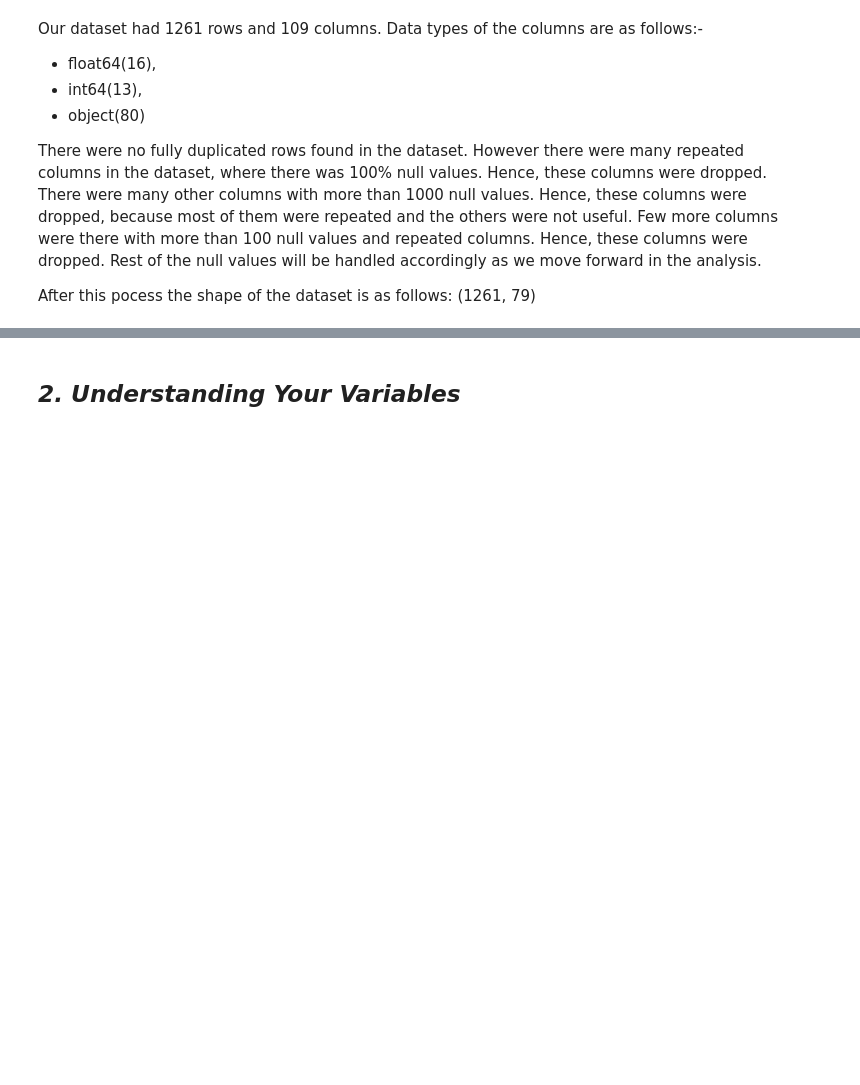
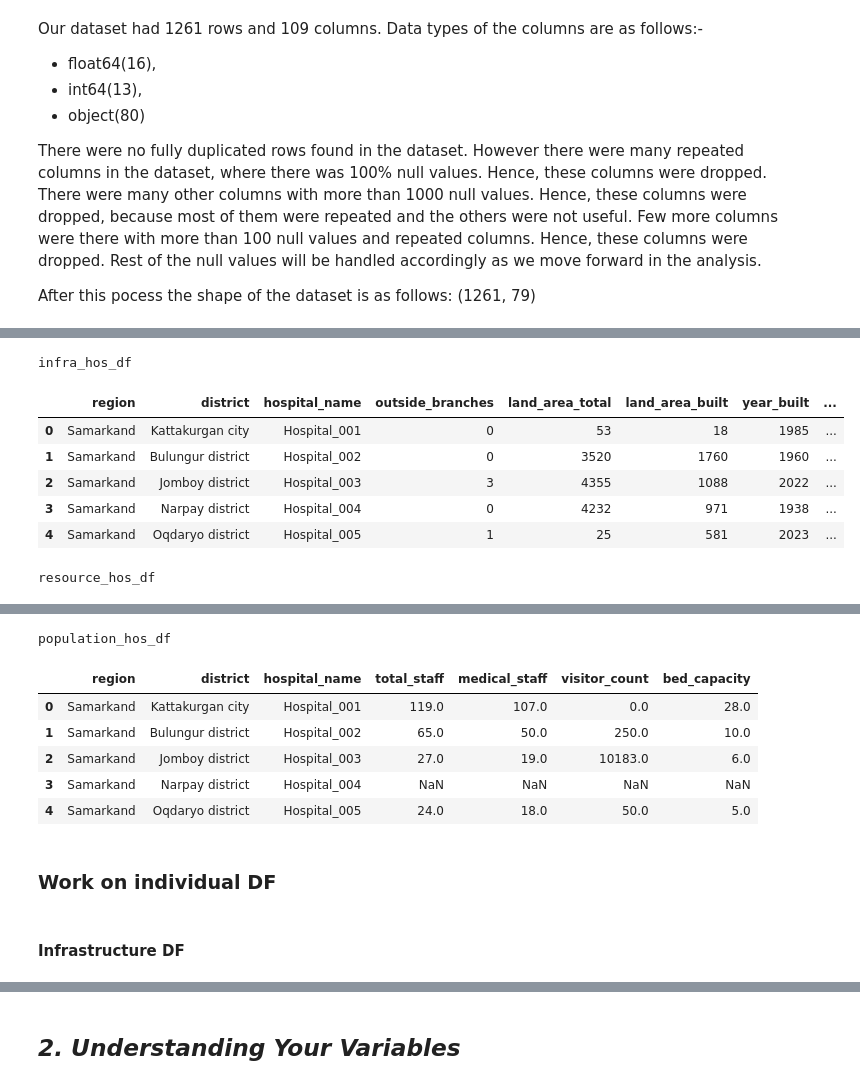
Before and after one commit to Kartikrast/social-infra-prediction-model, a Jupyter notebook: python_files/steps.ipynb, the cells around one changed output, grey strips where cells are left out. Saved outputs shown, nothing was run; the diff lists cells and outputs as text; code cells hidden in the pictures; blank space fills up the shorter version.

```diff
--- a/python_files/steps.ipynb
+++ b/python_files/steps.ipynb
@@ -210,0 +292,40 @@ After this pocess the shape of the dataset is as follows:
+# %%
+# let us now bifurcate the data into different parts to make the analysis easy
+infra_hos_df = hos_df[['region', 'district', 'hospital_name', 'outside_branches', 'land_area_total',
+       'land_area_built', 'year_built', 'year_renovated', 'design_capacity',
+       'vacant_land_area', 'building_count', 'floors', 'wall_material',
+       'wall_condition', 'roof_material', 'roof_condition', 'window_condition',
+       'floor_condition', 'door_condition', 'earthquake_safe']]
+
+resource_hos_df = hos_df[['region', 'district', 'hospital_name', 'toilet_water_supply',
+       'electricity_supply', 'has_generator', 'has_solar_panels',
+       'internal_electric_condition', 'lighting_condition', 'heating_source',
+       'heating_condition', 'has_water', 'drinking_water_source', 'has_fence',
+       'internet_type', 'fire_safety', 'has_cctv', 'has_transport_nearby',
+       'recent_repairs', 'earthquake_safe', 'restroom_location',
+       'restroom_water_condition', 'restroom_has_sewage', 'restroom_doors',
+       'restroom_handwash_available', 'restroom_sewage_issues',
+       'restroom_water_issues', 'restroom_light_safe', 'is_warm_in_winter',
+       'has_water_pipeline', 'satisfaction']]
+
+population_hos_df = hos_df[['region', 'district', 'hospital_name', 'total_staff', 'medical_staff',
+       'visitor_count', 'bed_capacity']]
+
+
+print("infra_hos_df")
+display(infra_hos_df.head())
+
+print("resource_hos_df")
+display(resource_hos_df.head())
+
+print("population_hos_df")
+display(population_hos_df.head())
+# %% [output]
+infra_hos_df
+|  | region | district | hospital_name | outside_branches | land_area_total | land_area_built | year_built | ... |
+| 0 | Samarkand | Kattakurgan city | Hospital_001 | 0 | 53 | 18 | 1985 | ... |
+| 1 | Samarkand | Bulungur district | Hospital_002 | 0 | 3520 | 1760 | 1960 | ... |
+| 2 | Samarkand | Jomboy district | Hospital_003 | 3 | 4355 | 1088 | 2022 | ... |
+| 3 | Samarkand | Narpay district | Hospital_004 | 0 | 4232 | 971 | 1938 | ... |
+| 4 | Samarkand | Oqdaryo district | Hospital_005 | 1 | 25 | 581 | 2023 | ... |
+resource_hos_df
@@ -210,0 +338,11 @@ After this pocess the shape of the dataset is as follows:
+population_hos_df
+|  | region | district | hospital_name | total_staff | medical_staff | visitor_count | bed_capacity |
+| 0 | Samarkand | Kattakurgan city | Hospital_001 | 119.0 | 107.0 | 0.0 | 28.0 |
+| 1 | Samarkand | Bulungur district | Hospital_002 | 65.0 | 50.0 | 250.0 | 10.0 |
+| 2 | Samarkand | Jomboy district | Hospital_003 | 27.0 | 19.0 | 10183.0 | 6.0 |
+| 3 | Samarkand | Narpay district | Hospital_004 | NaN | NaN | NaN | NaN |
+| 4 | Samarkand | Oqdaryo district | Hospital_005 | 24.0 | 18.0 | 50.0 | 5.0 |
+# %% [markdown]
+### Work on individual DF
+# %% [markdown]
+#### Infrastructure DF
```
Also changed, not shown: parts of 297 cells of this notebook, 2 other files.
